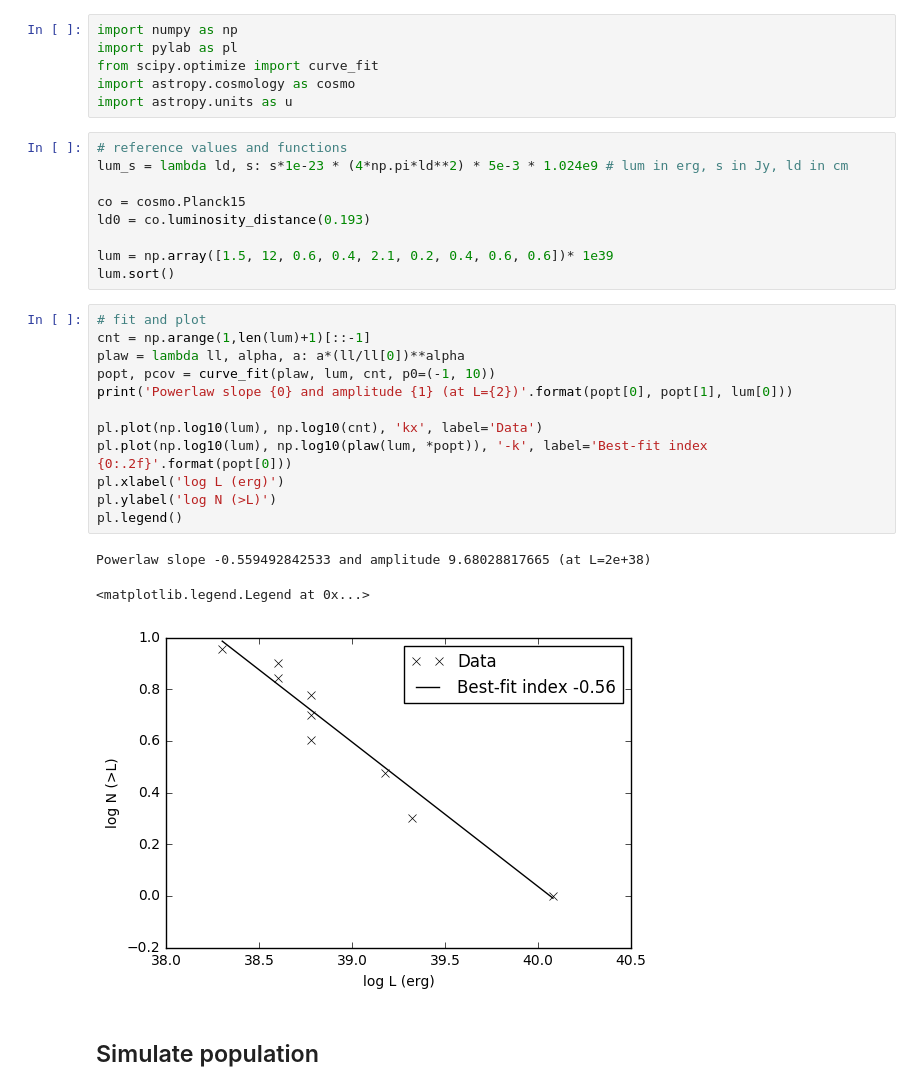
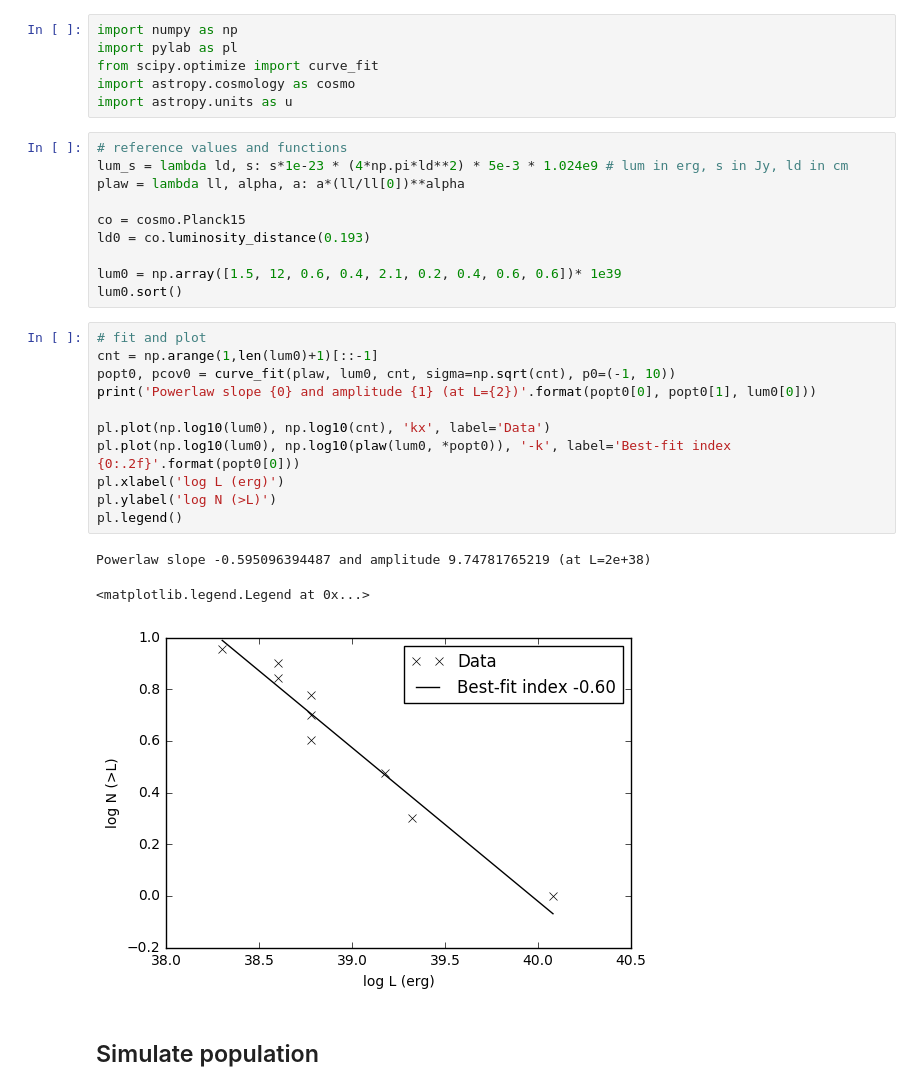
Before and after one commit to caseyjlaw/FRB121102, a Jupyter notebook: frb_simulation.ipynb, the cells around one changed output. Saved outputs shown, nothing was run; the diff lists cells and outputs as text.

```diff
--- a/frb_simulation.ipynb
+++ b/frb_simulation.ipynb
@@ -13,27 +13,27 @@ import astropy.units as u
 # %%
 # reference values and functions
 lum_s = lambda ld, s: s*1e-23 * (4*np.pi*ld**2) * 5e-3 * 1.024e9 # lum in erg, s in Jy, ld in cm
+plaw = lambda ll, alpha, a: a*(ll/ll[0])**alpha
 
 co = cosmo.Planck15
 ld0 = co.luminosity_distance(0.193)
 
-lum = np.array([1.5, 12, 0.6, 0.4, 2.1, 0.2, 0.4, 0.6, 0.6])* 1e39
-lum.sort()
+lum0 = np.array([1.5, 12, 0.6, 0.4, 2.1, 0.2, 0.4, 0.6, 0.6])* 1e39
+lum0.sort()
 # %%
 # fit and plot
-cnt = np.arange(1,len(lum)+1)[::-1]
-plaw = lambda ll, alpha, a: a*(ll/ll[0])**alpha
-popt, pcov = curve_fit(plaw, lum, cnt, p0=(-1, 10))
-print('Powerlaw slope {0} and amplitude {1} (at L={2})'.format(popt[0], popt[1], lum[0]))
+cnt = np.arange(1,len(lum0)+1)[::-1]
+popt0, pcov0 = curve_fit(plaw, lum0, cnt, sigma=np.sqrt(cnt), p0=(-1, 10))
+print('Powerlaw slope {0} and amplitude {1} (at L={2})'.format(popt0[0], popt0[1], lum0[0]))
 
-pl.plot(np.log10(lum), np.log10(cnt), 'kx', label='Data')
-pl.plot(np.log10(lum), np.log10(plaw(lum, *popt)), '-k', label='Best-fit index {0:.2f}'.format(popt[0]))
+pl.plot(np.log10(lum0), np.log10(cnt), 'kx', label='Data')
+pl.plot(np.log10(lum0), np.log10(plaw(lum0, *popt0)), '-k', label='Best-fit index {0:.2f}'.format(popt0[0]))
 pl.xlabel('log L (erg)')
 pl.ylabel('log N (>L)')
 pl.legend()
 # %% [output]
-Powerlaw slope -0.559492842533 and amplitude 9.68028817665 (at L=2e+38)
+Powerlaw slope -0.595096394487 and amplitude 9.74781765219 (at L=2e+38)
 <matplotlib.legend.Legend at 0x...>
-[figure, old version]
+[figure, new version]
 # %% [markdown]
 ## Simulate population
```
Also changed, not shown: parts of 6 cells of this notebook.
